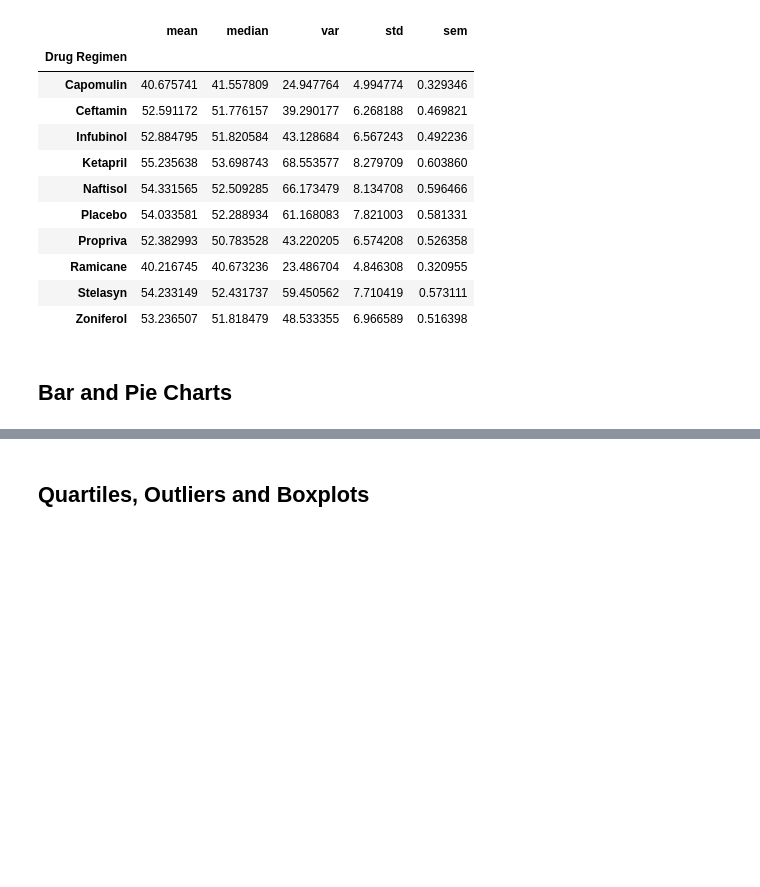
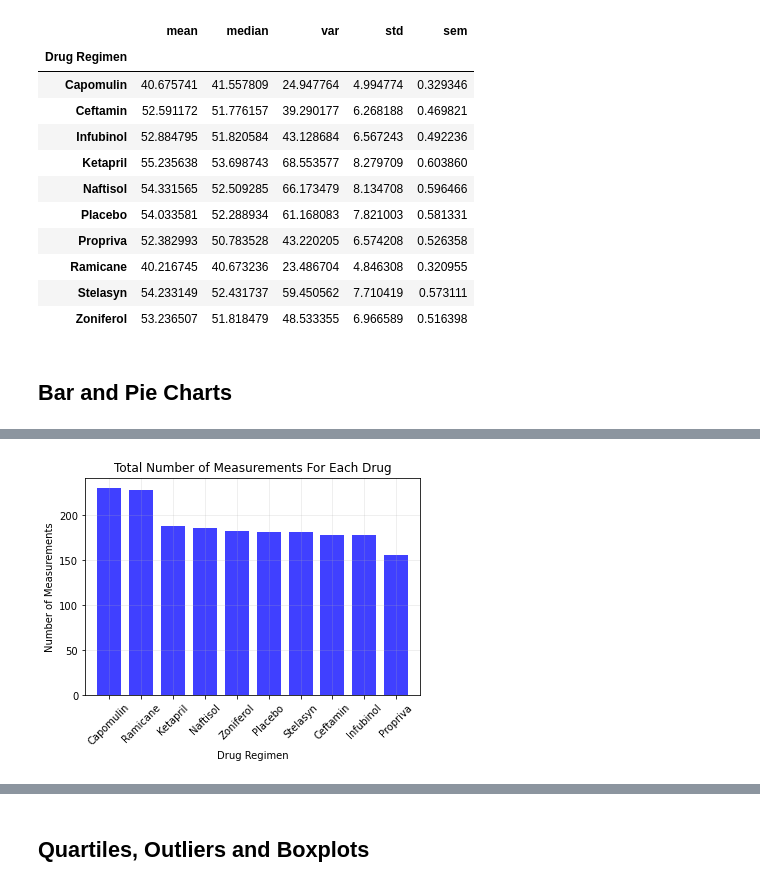
Before and after one commit to NHoyer95/matplotlib-challenge, a Jupyter notebook: Pymaceuticals/main.ipynb, the cells around one changed output, grey strips where cells are left out. Saved outputs shown, nothing was run; the diff lists cells and outputs as text; code cells hidden in the pictures; blank space fills up the shorter version.

```diff
--- a/Pymaceuticals/main.ipynb
+++ b/Pymaceuticals/main.ipynb
@@ -137,2 +145,17 @@ mouse_data.groupby("Drug Regimen")["Tumor Volume (mm3)"].agg(["mean", "median",
+# %%
+# Generate a bar plot showing the total number of measurements taken on each drug regimen using pyplot.
+total_measurements = mouse_data['Drug Regimen'].value_counts()
+x_axis = list(total_measurements.index.values)
+
+plt.bar(x_axis, total_measurements, color='b', align='center', alpha=.75, width=.75)
+plt.grid(alpha=.25)
+plt.xlim(-0.75, len(x_axis)-0.25)
+plt.xticks(x_axis, rotation=45)
+plt.title("Total Number of Measurements For Each Drug")
+plt.xlabel("Drug Regimen")
+plt.ylabel("Number of Measurements")
+plt.show()
+# %% [output]
+[figure, added]
 # %%
 # Generate a pie plot showing the distribution of female versus male mice using pandas
```
Also changed, not shown: parts of 12 cells of this notebook.
